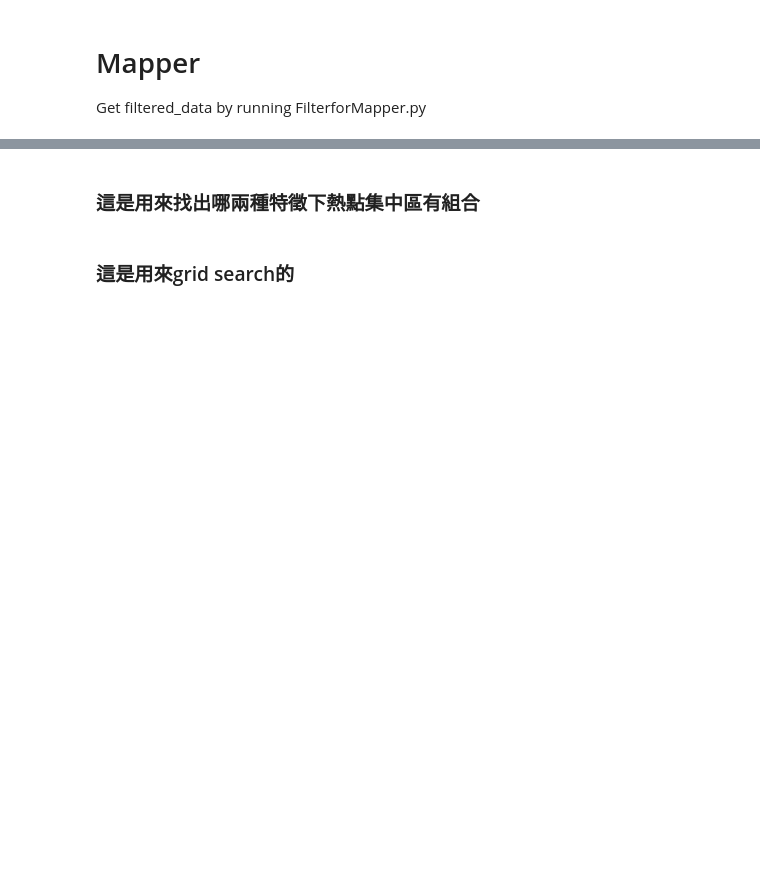
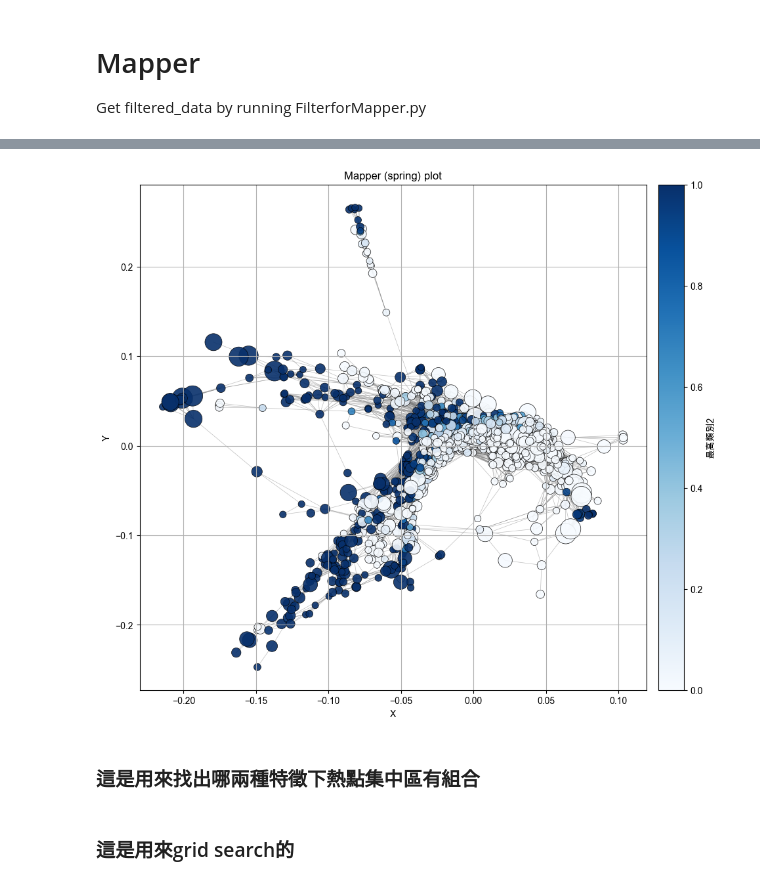
Before and after one commit to kennywang112/ST-RTA, a Jupyter notebook: Models/TDAv2.ipynb, the cells around one changed output, grey strips where cells are left out. Cells and saved outputs as stored; diff of their text form; code cells hidden in the pictures; blank space fills up the shorter version.

Commit message:
all_features還需要確認

```diff
--- a/Models/TDAv2.ipynb
+++ b/Models/TDAv2.ipynb
@@ -54,9 +54,14 @@ grid_filter.reset_index(inplace=True)
 # %%
 # This is same as all_features but adding hotspot only
 all_features_df = pd.read_csv("../ComputedData/ForModel/all_featuresV2.csv")
-cols = all_features_df.columns[all_features_df.columns.str.contains('事故位置大類別名稱')] # 高共線
-all_features_df.drop(columns=cols, inplace=True)
-all_features_df.drop(columns=['hotspot'], inplace=True)
+
+cols1 = all_features_df.columns[all_features_df.columns.str.contains('事故位置大類別名稱')]
+cols2 = all_features_df.columns[all_features_df.columns.str.contains('號誌動作')]
+cols3 = all_features_df.columns[all_features_df.columns.str.contains('hotspot')]
+
+all_features_df.drop(columns=cols1, inplace=True)
+all_features_df.drop(columns=cols2, inplace=True)
+all_features_df.drop(columns=cols3, inplace=True)
 # %% [markdown]
 # Mapper
 Get filtered_data by running FilterforMapper.py
@@ -215,18 +317,18 @@ def node_cond_prob(subdf):
 from TrafficTDApythonUtils.plotsv2 import MapperPlotterSpring
 
 oi = 'o3i10'
-choose = 'hotspot'
+choose = '最高類別'
 
 detailed_results_df = pickle.load(open(f"../ComputedData/ForMatrixV2/{oi}.pkl", "rb"))
 mapper_plotter = MapperPlotterSpring(
     detailed_results_df['mapper_info'],
     all_features_df,
-    seed=47, iterations=130, dim=2,
+    seed=47, iterations=100, dim=2,
     range_lst=[-0.5, 0.5, 0.5, -0.5],
     cmap="Reds",
-    encoded_label=ratio_in_data
+    encoded_label=most_common_encoded_label
 )
-mapper_plotter.create_mapper_plot(choose, avg=True, size_threshold=50, plot_type='spring')
+mapper_plotter.create_mapper_plot(choose, avg=False, size_threshold=50, plot_type='spring')
 full_info, outliers = mapper_plotter.extract_data()
 mapper_plotter.map_colors(threshold=0)
 mapper_plotter.plot(set_label=True, size=500, anchor=(0,0),
@@ -234,0 +359,78 @@ mapper_plotter.plot(set_label=True, size=500, anchor=(0,0),
+# %%
+books = {
+    '最高類別2': {
+        'label': ratio_in_data,
+        'avg': True,
+        'params': {'col': '最高類別2', 'values': '非市區道路'},
+        'color': 'Blues',
+    },
+    # ('hotspot', '車道劃分設施-分道設施-路面邊線名稱_無'): {
+    #     'label': cond_prob_mixed,
+    #     'avg': True,
+    #     'params': {'a_col': 'hotspot', 'a_is': 'Hotspot',
+    #                'b_col': '車道劃分設施-分道設施-路面邊線名稱_無', 'b_rule': '>0'},
+    #     'color': 'Blues'
+    # },
+    # ('hotspot', '號誌-號誌種類名稱_行車管制號誌'): {
+    #     'label': cond_prob_mixed,
+    #     'avg': True,
+    #     'params': {'a_col': 'hotspot', 'a_is': 'Hotspot',
+    #                'b_col': '號誌-號誌種類名稱_行車管制號誌', 'b_rule': '>0'},
+    #     'color': 'Blues'
+    # },
+    # ('hotspot', 'facility'): {
+    #     'label': cond_prob_mixed,
+    #     'avg': True,
+    #     'params': {'a_col': 'hotspot', 'a_is': 'Hotspot',
+    #                'b_col': 'facility', 'b_rule': '>0'},
+    #     'color': 'Blues'
+    # },
+    # 'hotspot': {
+    #     'label': ratio_in_data,
+    #     'avg': True,
+    #     'params': {'col': 'hotspot', 'values': 'Hotspot'},
+    #     'color': 'Greens'
+    #     },
+    # 'bn_feature': {
+    #     'label': ratio_in_data,
+    #     'avg': True,
+    #     'params': {'col': 'bn_feature', 'values': 1},
+    #     'color': 'Reds'
+    # },
+    # 'county_city': {
+    #     'label': ratio_in_data,
+    #     'avg': True,
+    #     'params': {'col': 'county_city', 'values': 'City'},
+    #     'color': 'Greens'
+    # },
+    # 'original_speed': {
+    #     'label': avg_label,
+    #     'avg': True,
+    #     'color': 'Greens'
+    # },
+}
+
+from functools import partial
+
+for name, book in books.items():
+
+    func = book['label']
+    if 'params' in book:
+        func = partial(func, **book['params'])
+
+    mapper_plotter = MapperPlotterSpring(
+        detailed_results_df['mapper_info'],
+        all_features_df,
+        seed=14, iterations=100, dim=2,
+        range_lst=[-0.5, 0.5, 0.5, -0.5],
+        cmap=book['color'],
+        encoded_label=func
+    )
+    mapper_plotter.create_mapper_plot(choose=name, avg=book['avg'], size_threshold=50, plot_type='spring')
+    full_info, outliers = mapper_plotter.extract_data()
+    mapper_plotter.map_colors(threshold=0)
+    mapper_plotter.plot(set_label=True, size=500, anchor=(0,0),
+                        # save_path=f"../ComputedData/ForMatrixV2/Plots/{oi}.png"
+                        save_path=f"../ComputedData/ForMatrixTest/14_{name}.png"
+                        )
+# %% [output]
@@ -235,3 +444,4 @@ mapper_plotter.plot(set_label=True, size=500, anchor=(0,0),
+[figure, added]
 # %% [markdown]
 ### 這是用來找出哪兩種特徵下熱點集中區有組合
 # %%
```
Also changed, not shown: parts of 11 cells of this notebook, 5 other files.
